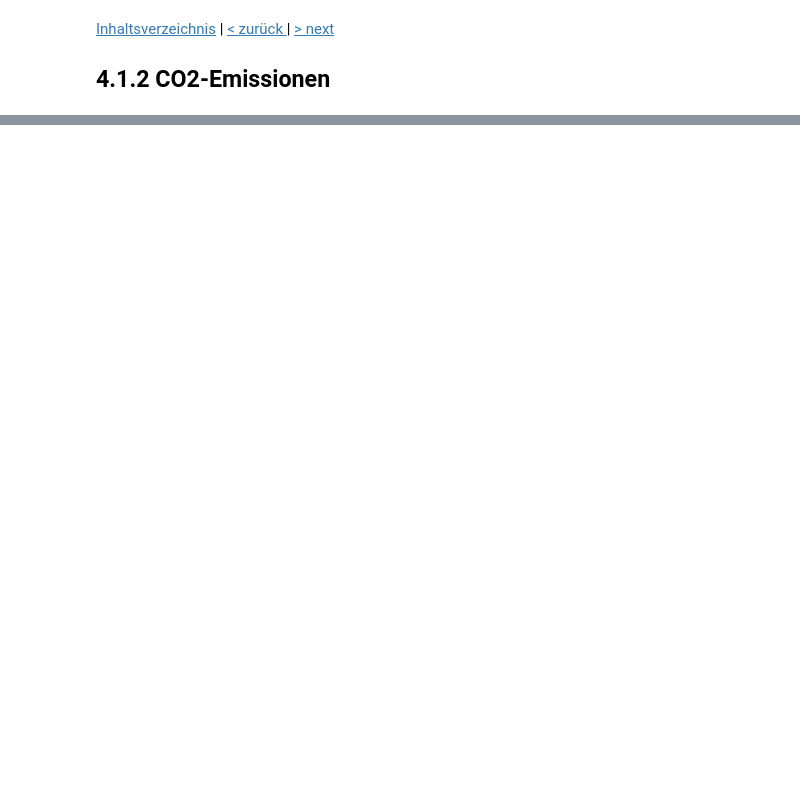
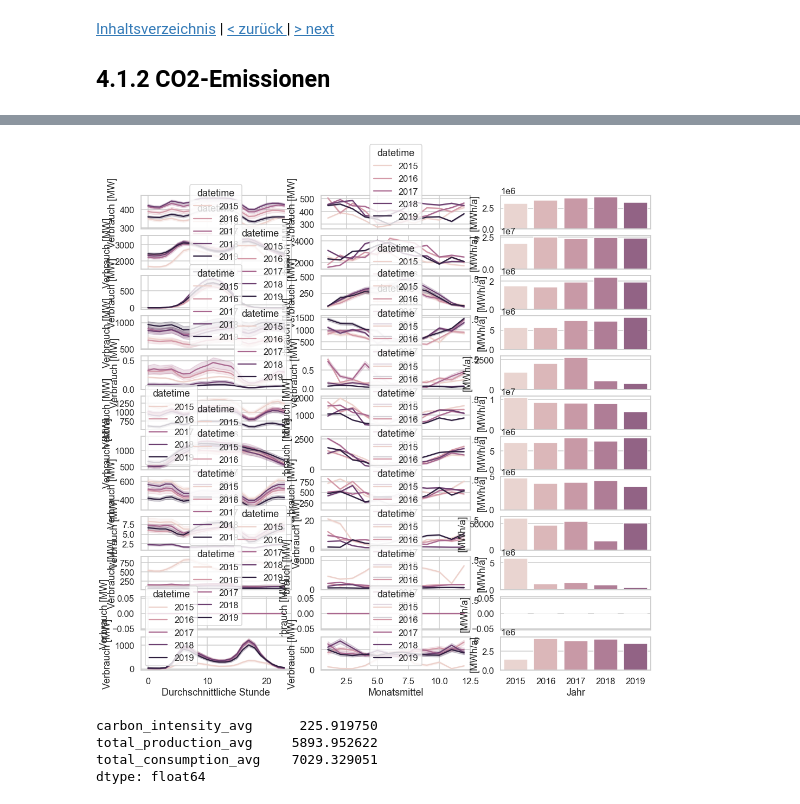
Before and after one commit to simonschaluppe/FLUCCOplus, a Jupyter notebook: notebooks/4.1.2_CO2_Emissionen.ipynb, the cells around one changed output, grey strips where cells are left out. Drawn from its saved outputs; the diff is of its cells as text; code cells hidden in the pictures; blank space fills up the shorter version.

```diff
--- a/notebooks/4.1.2_CO2_Emissionen.ipynb
+++ b/notebooks/4.1.2_CO2_Emissionen.ipynb
@@ -44,0 +69,10 @@ for col, var in enumerate(numerical):
+# %%
+variables = [
+    fp.Variable(name=elmap.col("power_consumption",source),
+                 ylabel="Verbrauch [MW]",
+                 agg="sum", ylabel_agg="[MWh/a]")
+    for source in elmap.sources]
+
+
+fp.average_sources(data, variables)
+# %% [output]
@@ -44,0 +80,8 @@ for col, var in enumerate(numerical):
+[figure, added]
+# %%
+data.agg("mean")
+# %% [output]
+carbon_intensity_avg      225.919750
+total_production_avg     5893.952622
+total_consumption_avg    7029.329051
+dtype: float64
```
Also changed, not shown: parts of 8 cells of this notebook, 6 other files.
